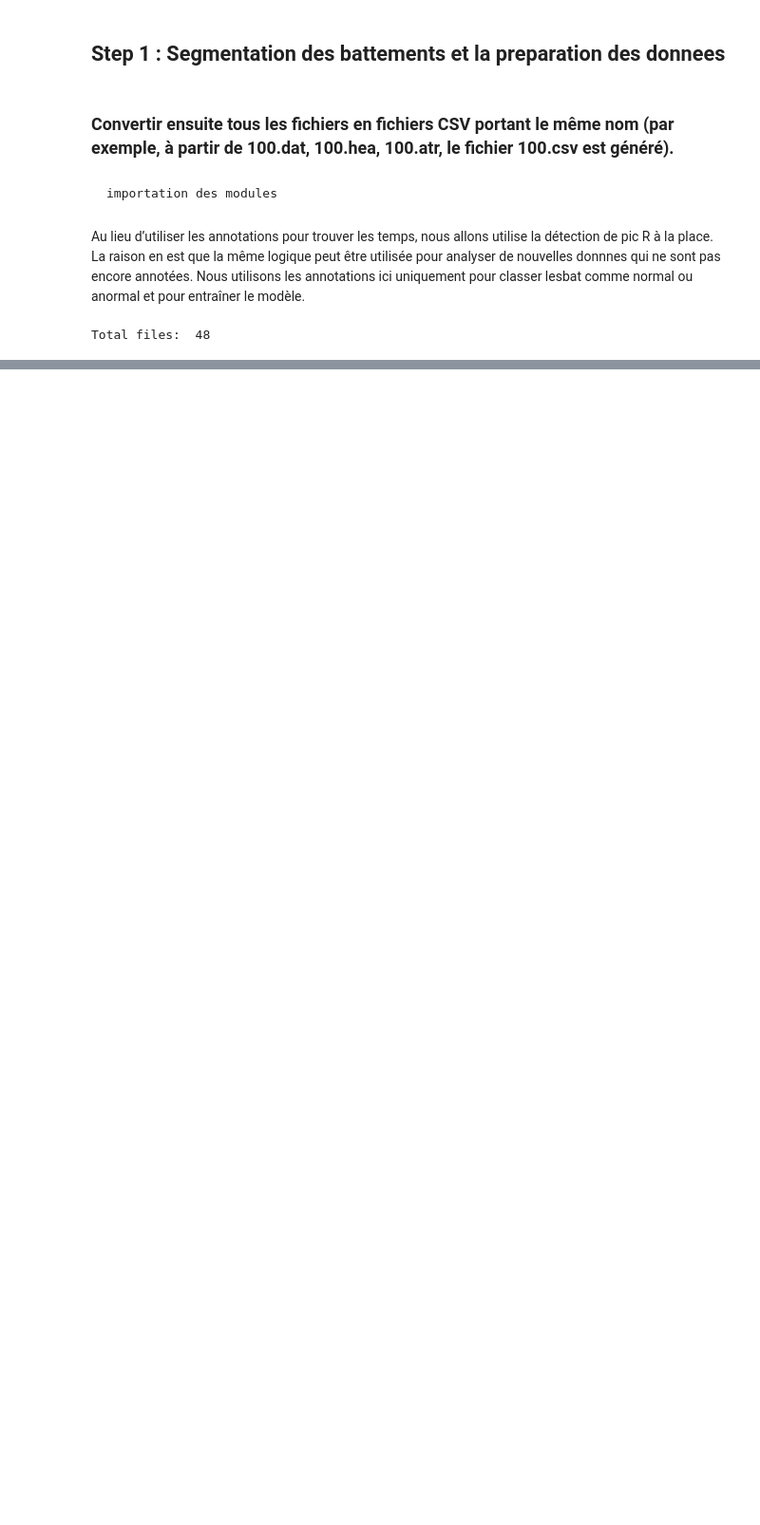
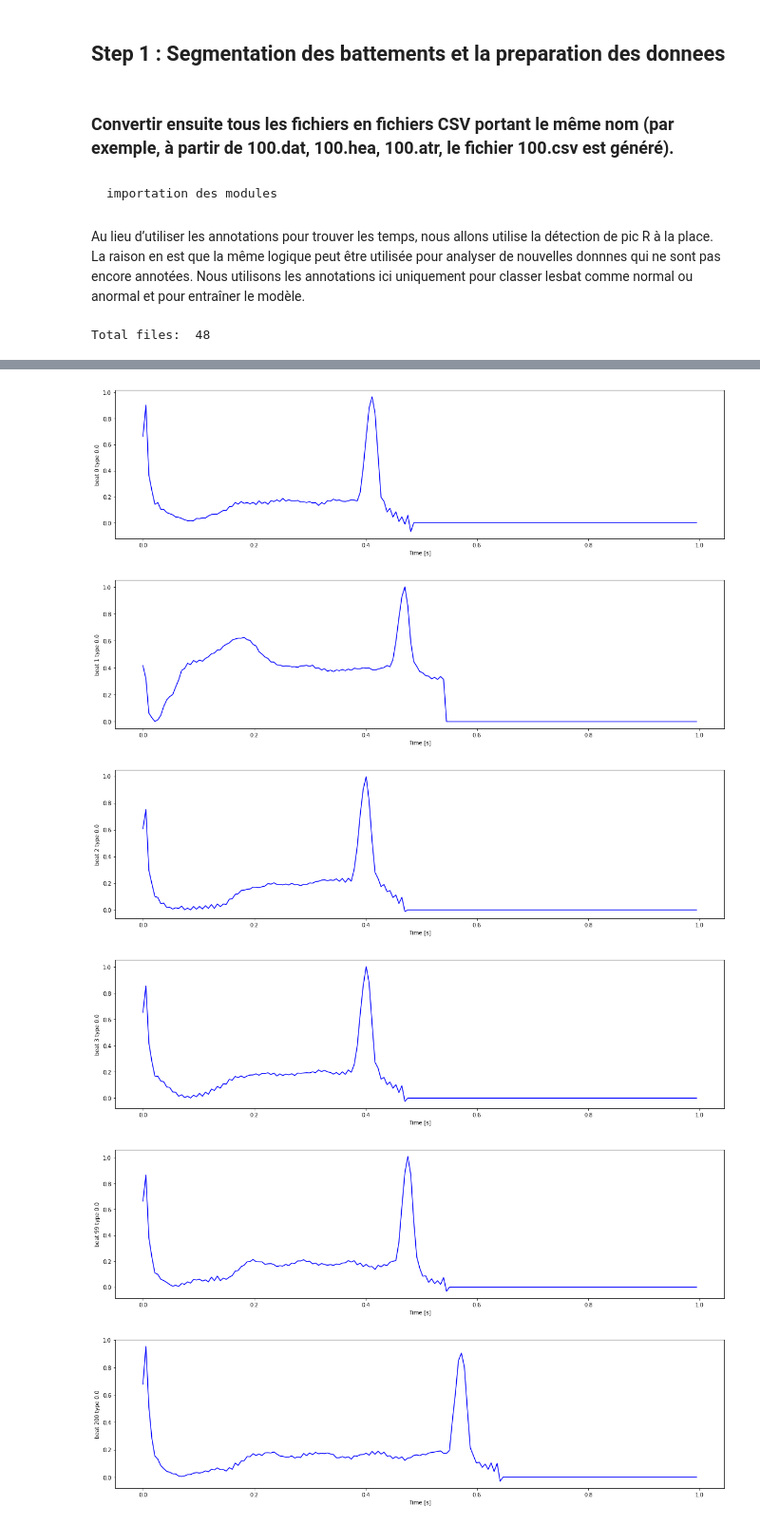
Before and after one commit to kairemor/arrythmia-classification, a Jupyter notebook: Arrhythmia Beat Classification.ipynb, the cells around one changed output, grey strips where cells are left out. Shown: that part at 95% size. Saved outputs shown, nothing was run; the diff lists cells and outputs as text; code cells hidden in the pictures; blank space fills up the shorter version.

```diff
--- a/Arrhythmia Beat Classification.ipynb
+++ b/Arrhythmia Beat Classification.ipynb
@@ -267,0 +250,3 @@ Generating  234_V1.csv
+# %%
+data = np.loadtxt('data_ecg/210_MLII.csv', delimiter=',')
+print(data.shape)
@@ -267,0 +259,20 @@ Generating  234_V1.csv
+# %%
+for beatid in [0,1,2,3,99,200,502,2428,2443]:
+    times = np.arange(187, dtype = 'float') / 187
+    beat = data[beatid][:-1]
+    anno = data[beatid][-1]
+    plt.figure(figsize=(20,5))
+    if (anno == 0.0):
+      plt.plot(times, beat, 'b')
+    else:
+      plt.plot(times, beat, 'r')
+    plt.xlabel('Time [s]')
+    plt.ylabel('beat ' + str(beatid) + " type " + str(anno))
+    plt.show()
+# %% [output]
+[figure, added]
+[figure, added]
+[figure, added]
+[figure, added]
+[figure, added]
+[figure, added]
```
Also changed, not shown: parts of 15 cells of this notebook, 1 other file.
